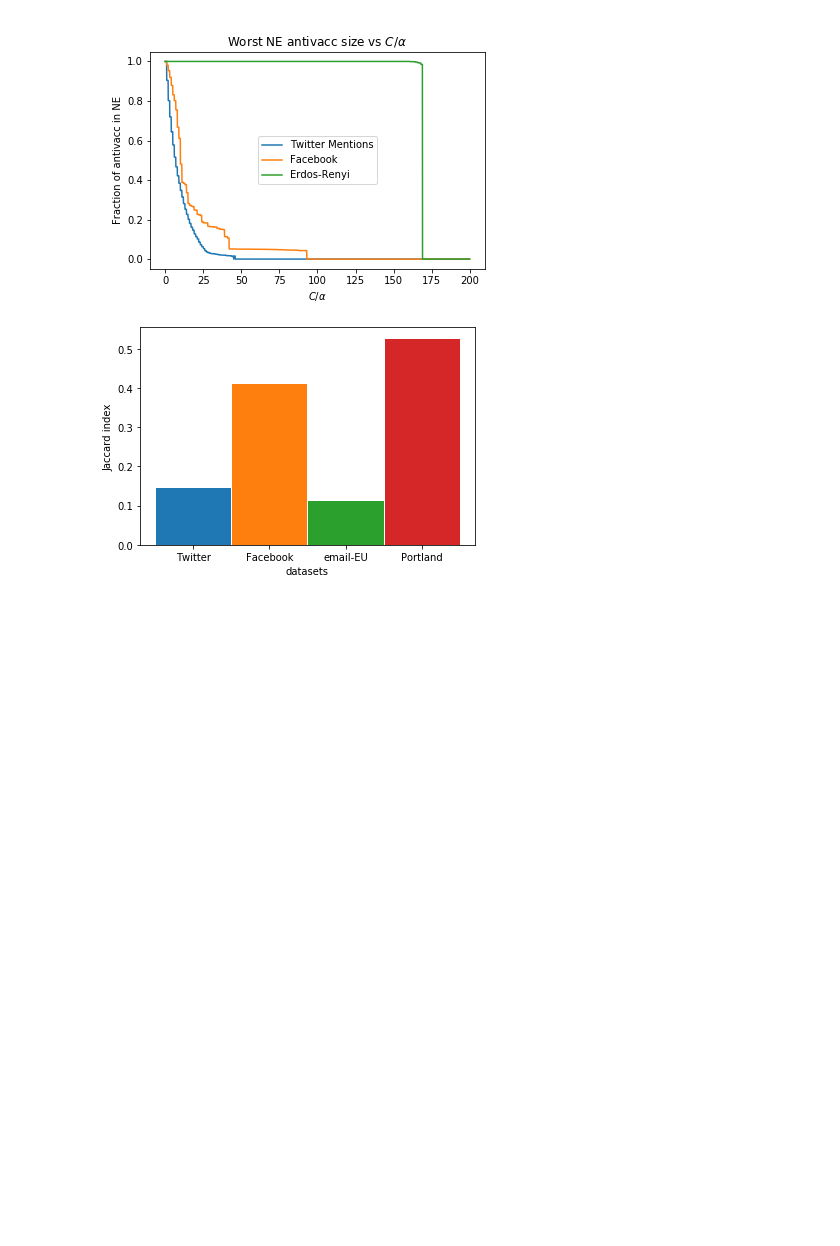
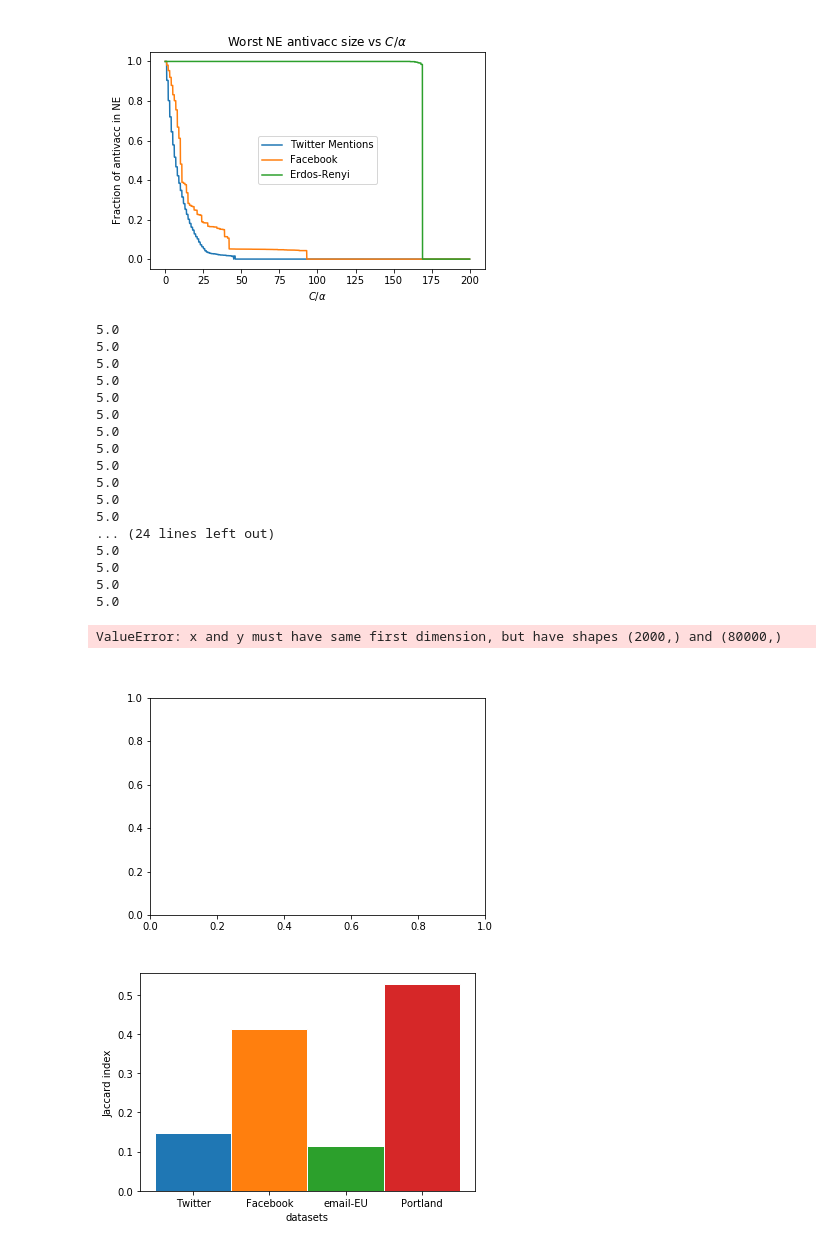
Before and after one commit to ahsantarique/Antivaccine-Sentiment, a Jupyter notebook: Src/Antivaccine_sentiment.ipynb, the cells around one changed output. Cells and saved outputs as stored; diff of their text form; code cells hidden in the pictures; blank space fills up the shorter version.

```diff
--- a/Src/Antivaccine_sentiment.ipynb
+++ b/Src/Antivaccine_sentiment.ipynb
@@ -277,12 +277,12 @@ PROB_TRIANGLE = 0.3
 prob_edge = 0.2
 #########################################################
 # g = nx.erdos_renyi_graph(n=N, p = prob_edge, seed = 42)
-g = nx.expected_degree_graph(w=[20 for i in range(N)], seed=42)
+# g = nx.expected_degree_graph(w=[20 for i in range(N)], seed=42)
 # g = nx.read_edgelist("../data/facebook_combined.txt", create_using = nx.Graph(), nodetype=int) ########### snap facebook data #############
 # g = nx.read_edgelist("../data/twitter_combined.txt", create_using = nx.Graph(), nodetype=int) ########### snap facebook data #############
 # g = nx.read_edgelist("../data/email-EU-core.txt", create_using = nx.Graph(), nodetype=int) ########### snap facebook data #############
 # g = nx.read_edgelist("../data/p2p-Gnutella04.txt", create_using = nx.Graph(), nodetype=int) ########### snap facebook data #############
-g = nx.read_gexf("../data/twitter_sentiment_200.gexf", node_type=None, relabel=False, version='1.1draft')
+# g = nx.read_gexf("../data/twitter_sentiment_200.gexf", node_type=None, relabel=False, version='1.1draft')
 # d = 5
 # g = nx.random_regular_graph(d=d, n = N, seed = 42)
 
@@ -356,6 +356,68 @@ plt.savefig('wne2.eps')
 The PostScript backend does not support transparency; partially transparent artists will be rendered opaque.
 The PostScript backend does not support transparency; partially transparent artists will be rendered opaque.
 [figure]
+# %%
+'7.2'
+
+start = 0
+end = 200
+interval = 0.1
+C_list = [{j:np.arange(start, end, interval)[i]  for j in g.nodes} for i in range(len(np.arange(start, end, interval)))]
+
+c = np.arange(start, end, interval)
+worst_NE_size = []
+
+alpha = 1
+
+wd = {}
+
+for d in range(10,50):
+
+    g = nx.expected_degree_graph(w=[d for i in range(N)], seed=42)
+
+    for C in C_list:
+        S0 = get_S0(alpha = alpha, C = C, graph = g)
+
+        theta = get_theta(graph= g, alpha = alpha, C = C)
+
+        S_T = threshold_process(S0 = S0, theta = theta, graph = g, verbose=False)
+
+        worst_NE_size.append(len(g)-len(S_T))
+
+    wd.update({d:worst_NE_size})
+
+    for i in range(len(worst_NE_size)):
+        if(worst_NE_size[i] == 0):
+            print(c[i])
+            break
+
+for d in wd:
+    plt.plot(c, np.array(wd[d])/wd[d][0])
+plt.xlabel(r'$C/\alpha$')
+plt.ylabel('Fraction of antivacc in NE')
+plt.title('Worst NE antivacc size vs' + r' $C/\alpha$')
+plt.legend(wd.keys())
+plt.savefig('wd.eps')
+# %% [output]
+5.0
+5.0
+5.0
+5.0
+5.0
+5.0
+5.0
+5.0
+5.0
+5.0
+5.0
+5.0
+... (24 lines left out)
+5.0
+5.0
+5.0
+5.0
+ValueError: x and y must have same first dimension, but have shapes (2000,) and (80000,)
+[figure, added]
 # %%
 # #### Experiment 1
 # #### this script plots histogram of number of epochs for NE
```
Also changed, not shown: 1 other file.
